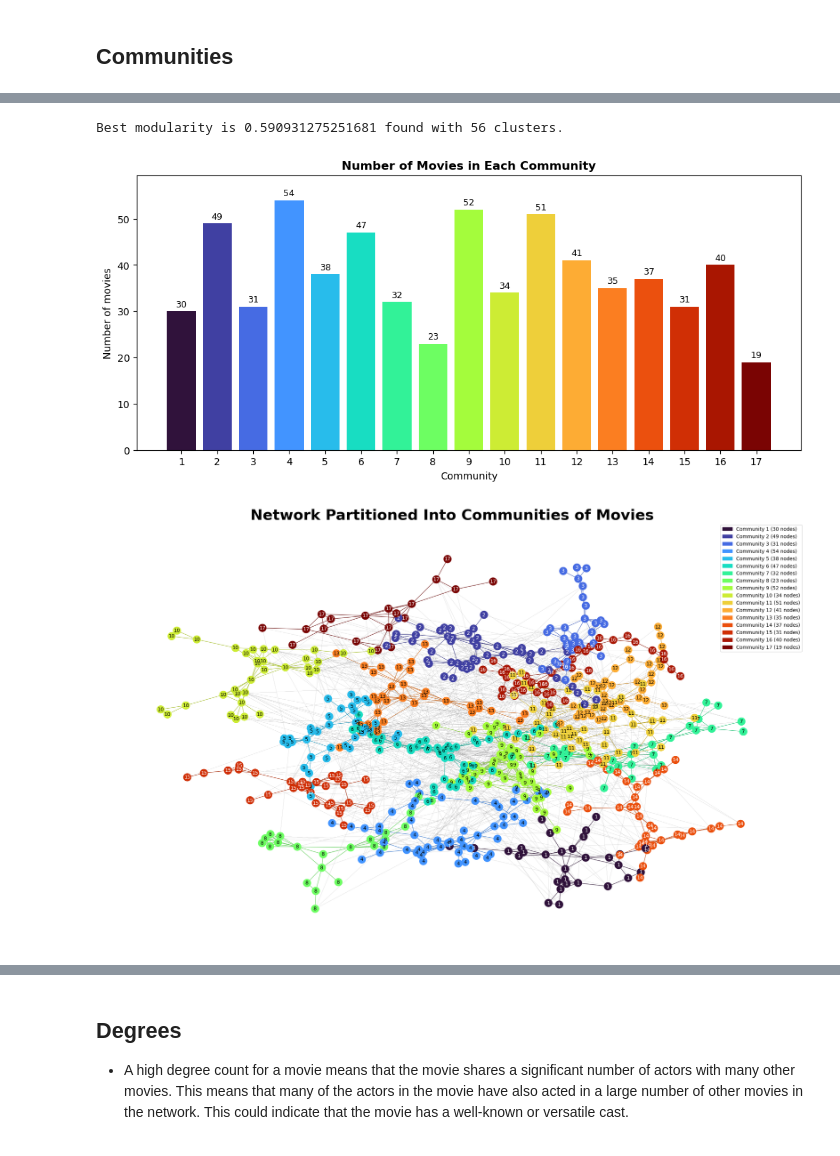
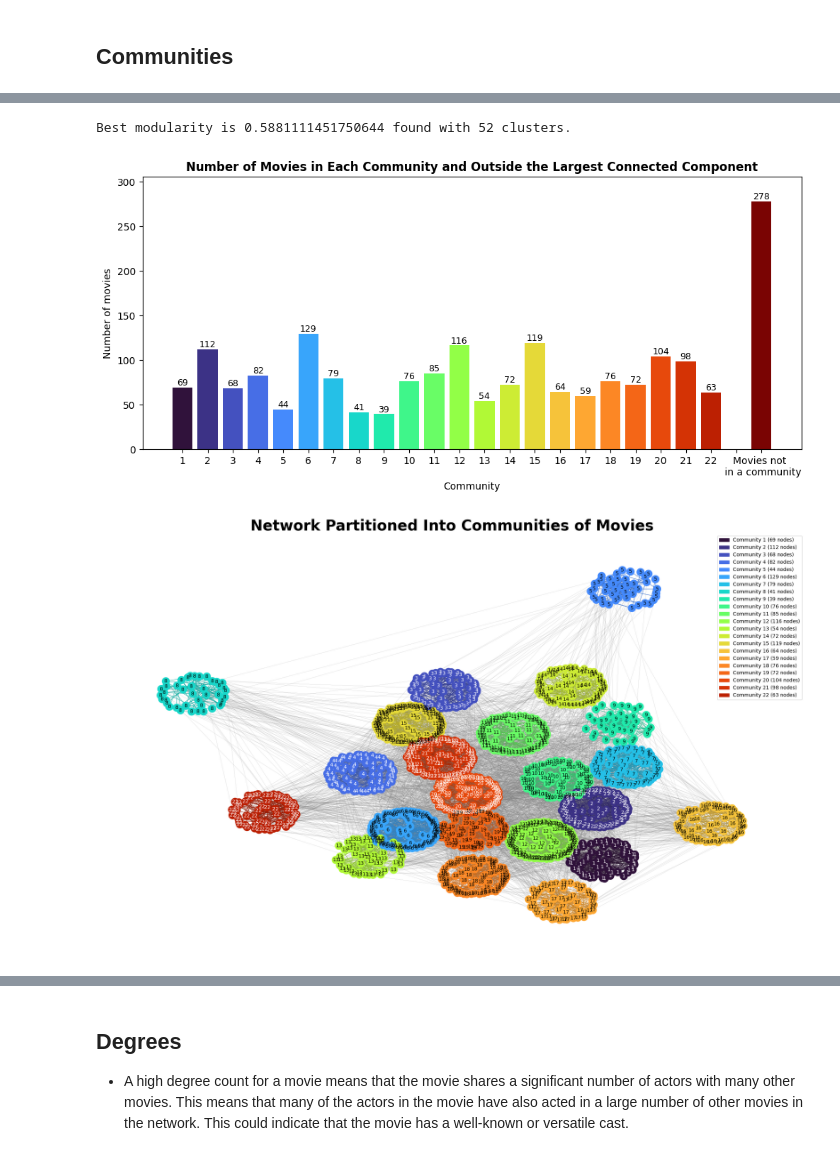
Before and after one commit to jennifer-dtu-2023/02807_project, a Jupyter notebook: merge_network_text_new.ipynb, the cells around one changed output, grey strips where cells are left out. Cells and saved outputs as stored; diff of their text form; code cells hidden in the pictures.

```diff
--- a/merge_network_text_new.ipynb
+++ b/merge_network_text_new.ipynb
@@ -94,8 +121,4 @@ for csv_file_name in csv_file_names:
 movies = pd.read_csv(f"{data_dir}/Netflix_Dataset_Movie.csv")
 ratings = pd.read_csv(f"{data_dir}/Netflix_Dataset_Rating.csv")
 credits = pd.read_csv(f"{data_dir}/tmdb_5000_credits.csv")
-tmdb_movies = pd.read_csv(f"{data_dir}/tmdb_5000_movies.csv")
+df_tmdb = pd.read_csv(f"{data_dir}/tmdb_5000_movies.csv")
-# %%
-movies_subset = movies[movies.Year >= 2000]
-df_movies_subset = movies_subset[movies_subset.Name.isin(credits.title)] #movies that are in credits
-df_tmdb = tmdb_movies[tmdb_movies.title.isin(df_movies_subset.Name)]#movies that are also in the other movie data set
@@ -115,3 +125,7 @@ Number of movies with NaN as tagline: 149
+# %%
+#changed
+#df_tmdb = tmdb_movies[tmdb_movies.year >= 2005] #subset of tmdb data set
+movies_subset = movies[(movies.Name.isin(df_tmdb.title)) & (movies.Movie_ID.isin(ratings.Movie_ID))] #only movies that is in tmdb dataset and is rated
 # %%
 #remove movies, where there are either/or not genres, keywords or tagline
 df_tmdb = df_tmdb[df_tmdb.genres != '[]']
@@ -140,0 +138,4 @@ df_ratings.to_pickle("ratings.pkl")
+# %%
+new_movies = df_tmdb[~df_tmdb.title.isin(df_movies.Name)]
+df_tmdb = pd.concat([new_movies.sample(n=1620, random_state=1), df_tmdb[df_tmdb.title.isin(df_movies.Name)]]).reset_index()
+df_credits = credits[credits.title.isin(df_tmdb.title)]
@@ -305,41 +322,52 @@ for n_clusters in range(2, 100):
 print("Best modularity is", best_modularity, "found with", best_n_clusters, "clusters.")
 # Approx 3:33 min to run
 # %% [output]
-Best modularity is 0.590931275251681 found with 56 clusters.
+Best modularity is 0.5881111451750644 found with 52 clusters.
 # %%
 # Number of movies in each community
 communities_Louvain_list = [set() for _ in range(n_communities_Louvain)]
 for node, community_id in communities_Louvain.items():
     communities_Louvain_list[community_id].add(node)
 
 num_movies = [len(community) for community in communities_Louvain_list]
 
+# Calculating nodes that is not in the largest connected component
+all_nodes = set(G_movies.nodes())
+lcc_nodes = set(G_movies_lcc.nodes())
+non_lcc_nodes = all_nodes - lcc_nodes
+num_non_lcc_movies = len(non_lcc_nodes)
+num_movies.append(0) # Add an empty bar before the last bar (Just to seperate the last bar)
+num_movies.append(num_non_lcc_movies) # Add the number to num_movies
+
 # Colors
-cmap = plt.cm.get_cmap("turbo", n_communities_Louvain)
-
+cmap = plt.cm.get_cmap(network_color_map, n_communities_Louvain + 2)
 
 # Histogram
 plt.figure(figsize=(12, 5))
-bars = plt.bar(range(1, n_communities_Louvain + 1), num_movies, color=cmap(range(n_communities_Louvain)))
-# bars = plt.bar(range(1, n_communities_Louvain + 1), num_movies, color=[colors[i % len(colors)] for i in range(n_communities_Louvain)])
-plt.xticks(range(1, n_communities_Louvain + 1))
+bars = plt.bar(range(1, n_communities_Louvain + 3), num_movies, color=cmap(range(n_communities_Louvain + 2)))
+
+# Create a list of labels for the x-axis
+xtick_labels = [str(i) for i in range(1, n_communities_Louvain + 1)] + ["", "Movies not \n in a community"]
+plt.xticks(range(1, n_communities_Louvain + 3), xtick_labels)
+
 plt.ylim(0, max(num_movies) + (max(num_movies)/10))
 plt.xlabel("Community")
 plt.ylabel("Number of movies")
-plt.title("Number of Movies in Each Community", fontweight="bold")
+plt.title("Number of Movies in Each Community and Outside the Largest Connected Component", fontweight="bold")
 
 # Add the precise number of movies above each bar
-for bar in bars:
-    yval = bar.get_height()
-    plt.text(bar.get_x() + bar.get_width()/2, yval + 0.5, yval, ha="center", va="bottom", fontsize=9)
+for i, bar in enumerate(bars):
+    bar_height = bar.get_height()
+    if bar_height != 0:  # Skip the empty bar
+        plt.text(bar.get_x() + bar.get_width()/2, bar_height + 0.5, bar_height, ha="center", va="bottom", fontsize=9)
 
 plt.show()
 # %% [output]
-[figure, old version]
+[figure, new version]
 # %%
-cmap = plt.cm.get_cmap("turbo", len(communities_Louvain_list))
-community_to_color = {i: cmap(i) for i in range(len(communities_Louvain_list))}
-color_map = {node: community_to_color[communities_Louvain[node]] for node in G_movies_lcc.nodes}
+cmap_new = plt.cm.get_cmap(network_color_map, len(communities_Louvain_list) + 2)
+community_to_color = {i: cmap_new(i) for i in range(len(communities_Louvain_list) + 2)}
+color_map = {node: community_to_color[communities_Louvain[node]] for node in G_movies_lcc.nodes if communities_Louvain[node] in community_to_color}
 
 
 # To determine the brightness of a node to see if its label should be black or white
@@ -357,7 +385,7 @@ def darken_color(color, factor=0.8):
     return rgb_darker
 
 def community_layout(g, partition, seed=None):
-    pos_communities = position_communities(g, partition, seed=seed, scale=3)
+    pos_communities = position_communities(g, partition, seed=seed, scale=15)
     pos_nodes = position_nodes(g, partition, seed=seed, scale=1.5)
 
     # combine positions
@@ -416,26 +444,28 @@ def position_nodes(g, partition, seed=None, **kwargs):
         subgraph = g.subgraph(nodes)
         # pos_subgraph = nx.spring_layout(subgraph, seed=seed, **kwargs)
         # pos_subgraph = nx.kamada_kawai_layout(subgraph, **kwargs)
-        pos_subgraph = nx.spring_layout(subgraph, seed=seed, k=0.1, **kwargs)
+        pos_subgraph = nx.spring_layout(subgraph, seed=seed, k=2, **kwargs)
         pos.update(pos_subgraph)
 
     return pos
 
 # Node labels
 labels = {node: communities_Louvain[node] + 1 for node in G_movies_lcc.nodes}
-label_colors = {node: "white" if brightness(color_map[node]) < 0.5 else "black" for node in G_movies_lcc.nodes}
+label_colors = {node: "white" if brightness(color_map.get(node, "grey")) < 0.5 else "black" for node in G_movies_lcc.nodes}
 pos = community_layout(G_movies_lcc, communities_Louvain, seed=seed)
+
 
 # Legend
 patches = [mpatches.Patch(color=community_to_color[i], label=f"Community {i+1} ({len(communities_Louvain_list[i])} nodes)") for i in range(len(communities_Louvain_list))]
 
 # Edges
-edge_colors = [darken_color(color_map[n1]) if communities_Louvain[n1] == communities_Louvain[n2] else "grey" for n1, n2 in G_movies_lcc.edges()]
+edge_colors = [darken_color(color_map.get(n1, "grey")) if communities_Louvain[n1] == communities_Louvain[n2] else "grey" for n1, n2 in G_movies_lcc.edges()]
 edge_widths = [0.8 if communities_Louvain[n1] == communities_Louvain[n2] else 0.15 for n1, n2 in G_movies_lcc.edges()]
+
 
 # Plot
 plt.figure(figsize=(20, 12))
-nx.draw(G_movies_lcc, pos, node_color=[color_map[node] for node in G_movies_lcc.nodes], edge_color=edge_colors, width=edge_widths, with_labels=False, node_size=240)
+nx.draw(G_movies_lcc, pos, node_color=[color_map.get(node, "grey") for node in G_movies_lcc.nodes], edge_color=edge_colors, width=edge_widths, with_labels=False, node_size=240)
 
 for node, (x, y) in pos.items():
     plt.text(x, y, labels[node], fontsize=10, color=label_colors[node], ha="center", va="center")
@@ -444,4 +474,4 @@ plt.legend(handles=patches)
 plt.title("Network Partitioned Into Communities of Movies", fontsize=30, fontweight="bold")
 plt.show()
 # %% [output]
-[figure, old version]
+[figure, new version]
```
Also changed, not shown: parts of 51 cells of this notebook, 1 other file.
